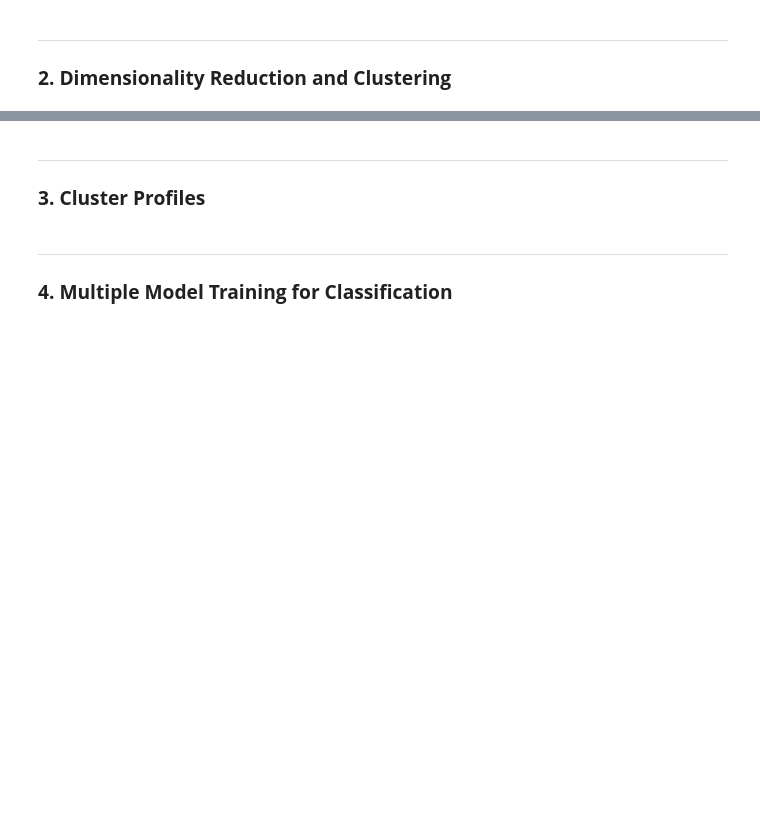
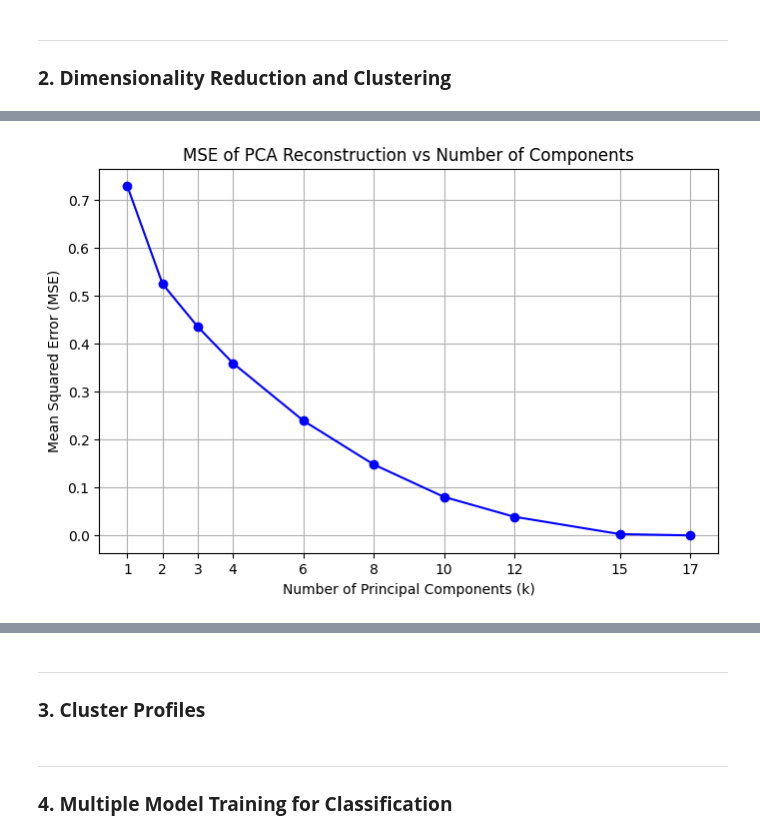
Before and after one commit to ja-ada05/ccard_ml, a Jupyter notebook: inference/cc.ipynb, the cells around one changed output, grey strips where cells are left out. Cells and saved outputs as stored; diff of their text form; code cells hidden in the pictures; blank space fills up the shorter version.

```diff
--- a/inference/cc.ipynb
+++ b/inference/cc.ipynb
@@ -318,0 +423,27 @@ dtype: float64
+# %%
+# PCA Reconstruction
+k_values = [1, 2, 3, 4, 6, 8, 10, 12, 15, 17]
+mse_list = []
+mse_k2 = None
+
+for k in k_values:
+    pca = PCA(n_components=k, random_state=42)
+    transformed = pca.fit_transform(scaled_df)
+    reconstructed = pca.inverse_transform(transformed)
+
+    mse_per_row = np.mean((scaled_df - reconstructed) ** 2, axis=1)
+    mse = np.mean(mse_per_row)
+    mse_list.append(mse)
+
+    if k == 2:
+        mse_k2 = mse_per_row
+
+plt.figure(figsize=(8, 5))
+plt.plot(k_values, mse_list, marker='o', linestyle='-', color='b')
+plt.title('MSE of PCA Reconstruction vs Number of Components')
+plt.xlabel('Number of Principal Components (k)')
+plt.ylabel('Mean Squared Error (MSE)')
+plt.xticks(k_values)
+plt.grid(True)
+# %% [output]
+[figure, added]
```
Also changed, not shown: parts of 8 cells of this notebook.
